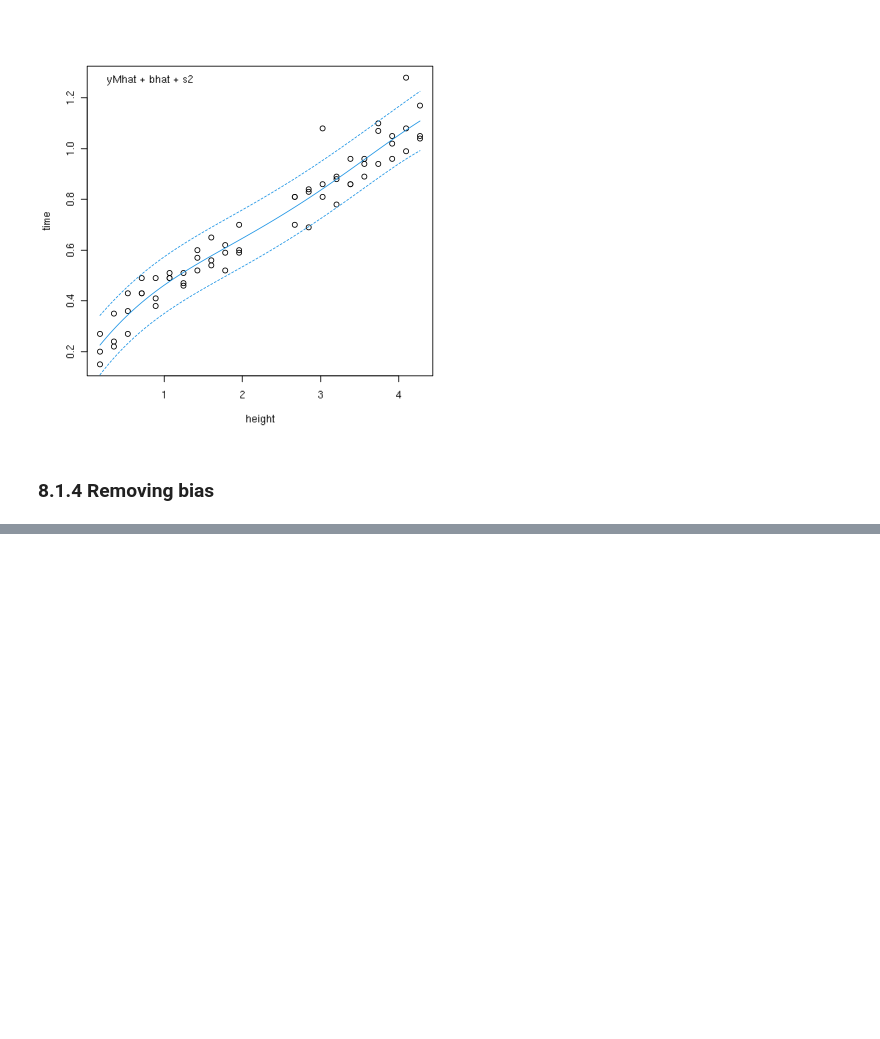
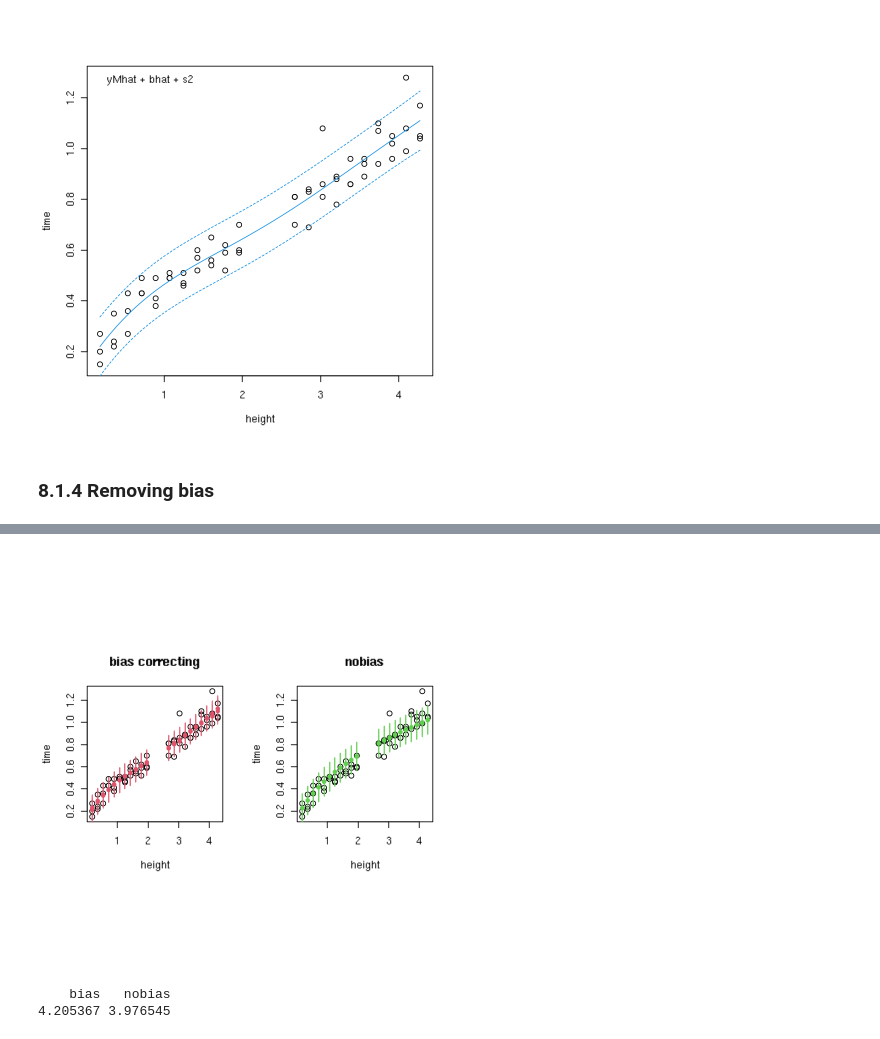
Before and after one commit to gglee4ai/study-surrogates-2020, a Jupyter notebook: ch08.ipynb, the cells around one changed output, grey strips where cells are left out. Drawn from its saved outputs; the diff is of its cells as text; code cells hidden in the pictures; blank space fills up the shorter version.

```diff
--- a/ch08.ipynb
+++ b/ch08.ipynb
@@ -303,0 +407,36 @@ legend("topleft", "yMhat + bhat + s2", bty="n")
+# %%
+calib.pred <- function(XX, XF, yF, yMhat, fit)
+ {
+  soln <- optimize(obj, lower=0, upper=1, XF=XF, yF=yF,
+    yMhat=yMhat, fit=fit)
+  bhat <- calib(soln$minimum, XF, yF, yMhat, fit, clean=FALSE)
+  if(bhat$gptype == "sep") pb <- predGPsep(bhat$gp, XX, lite=TRUE)
+  else pb <- predGP(bhat$gp, XX, lite=TRUE)
+  pm <- predGPsep(yMhat, cbind(XX, soln$minimum), lite=TRUE)
+  m <- pm$mean + pb$mean
+  s2 <- pm$s2 + pb$s2
+  q1 <- qnorm(0.95, m, sqrt(s2))
+  q2 <- qnorm(0.05, m, sqrt(s2))
+  if(bhat$gptype == "sep") deleteGPsep(bhat$gp)
+  else deleteGP(bhat$gp)
+  return(list(mean=m, s2=s2, q1=q1, q2=q2, uhat=soln$minimum))
+ }
+# %%
+uhats <- q1 <- q2 <- m <- s2 <- rep(NA, nrow(XF))
+uhatsnb <- q1nb <- q2nb <- mnb <- s2nb <- uhats
+for(i in 1:nrow(XF)) {
+  train <- XF[-i,,drop=FALSE]
+  test <- XF[i,,drop=FALSE]
+  cp <- calib.pred(test, train, ball$time[-i], yMhat, bhat.fit)
+  m[i] <- cp$mean
+  s2[i] <- cp$s2
+  q1[i] <- cp$q1
+  q2[i] <- cp$q2
+  uhats[i] <- cp$uhat
+  cpnb <- calib.pred(test, train, ball$time[-i], yMhat, se2.fit)
+  mnb[i] <- cpnb$mean
+  s2nb[i] <- cpnb$s2
+  q1nb[i] <- cpnb$q1
+  q2nb[i] <- cpnb$q2
+  uhatsnb[i] <- cpnb$uhat
+}
@@ -303,0 +457,18 @@ legend("topleft", "yMhat + bhat + s2", bty="n")
+# %%
+par(mfrow=c(1,2), pty="s")
+plot(ball, main="bias correcting")
+points(ball$height, m, col=2, pch=20)
+segments(ball$height, q1, ball$height, q2, col=2)
+plot(ball, main="nobias")
+points(ball$height, mnb, col=3, pch=20)
+segments(ball$height, q1nb, ball$height, q2nb, col=3)
+# %% [output]
+[figure, added]
+# %%
+b <- mean(- (ball$time - m)^2/s2 - log(s2))
+nb <- mean(- (ball$time - mnb)^2/s2nb - log(s2nb))
+scores <- c(bias=b, nobias=nb)
+scores
+# %% [output]
+    bias   nobias
+4.205367 3.976545
```
Also changed, not shown: parts of 52 cells of this notebook, 2 other files.
